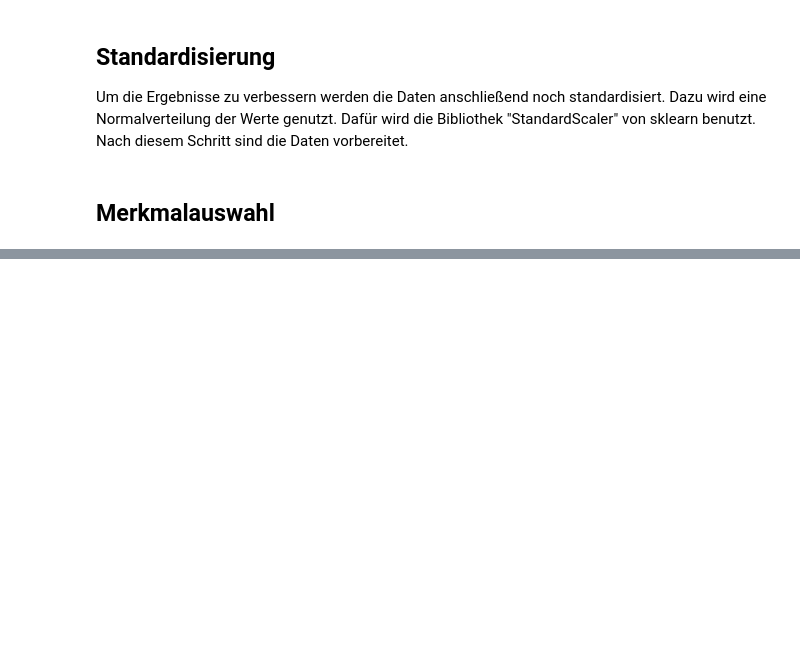
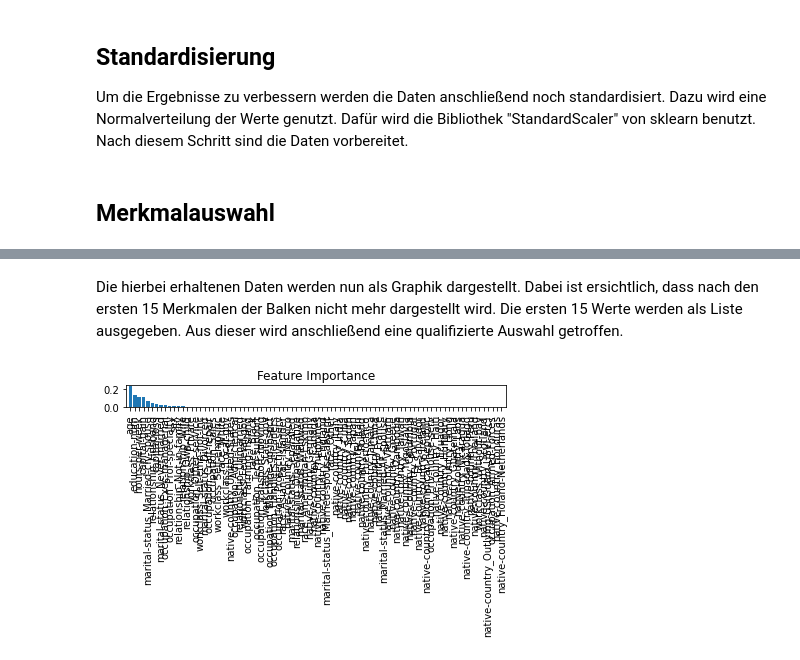
Before and after one commit to S3cr3tL0v3r/MidTerm, a Jupyter notebook: 069-Aufgaben-SebastianTrauth,MarleneHill,HenrikKaltenbach.md.ipynb, the cells around one changed output, grey strips where cells are left out. Drawn from its saved outputs; the diff is of its cells as text; code cells hidden in the pictures; blank space fills up the shorter version.

```diff
--- a/069-Aufgaben-SebastianTrauth,MarleneHill,HenrikKaltenbach.md.ipynb
+++ b/069-Aufgaben-SebastianTrauth,MarleneHill,HenrikKaltenbach.md.ipynb
@@ -346,0 +337,29 @@ PCA, LDA, Kernel-PCA ALgorithmen
+# %%
+from sklearn.ensemble import RandomForestClassifier
+import numpy as np
+import matplotlib.pyplot as plt
+
+forest = RandomForestClassifier(n_estimators=500,
+                                random_state=1)
+
+forest.fit(x_train, y_train)
+importances = forest.feature_importances_
+# %% [markdown]
+Die hierbei erhaltenen Daten werden nun als Graphik dargestellt. Dabei ist ersichtlich, dass nach den ersten 15 Merkmalen der Balken nicht mehr dargestellt wird. Die ersten 15 Werte werden als Liste ausgegeben. Aus dieser wird anschließend eine qualifizierte Auswahl getroffen.
+# %%
+indices = np.argsort(importances)[::-1]
+
+feat_labels = df_test2_prepared.columns[:]
+# %%
+plt.title('Feature Importance')
+plt.bar(range(x_train.shape[1]),
+        importances[indices],
+        align='center')
+
+plt.xticks(range(x_train.shape[1]),
+           feat_labels[indices], rotation=90)
+plt.xlim([-1, x_train.shape[1]])
+plt.tight_layout()
+plt.show()
+# %% [output]
+[figure, added]
```
Also changed, not shown: parts of 38 cells of this notebook.
